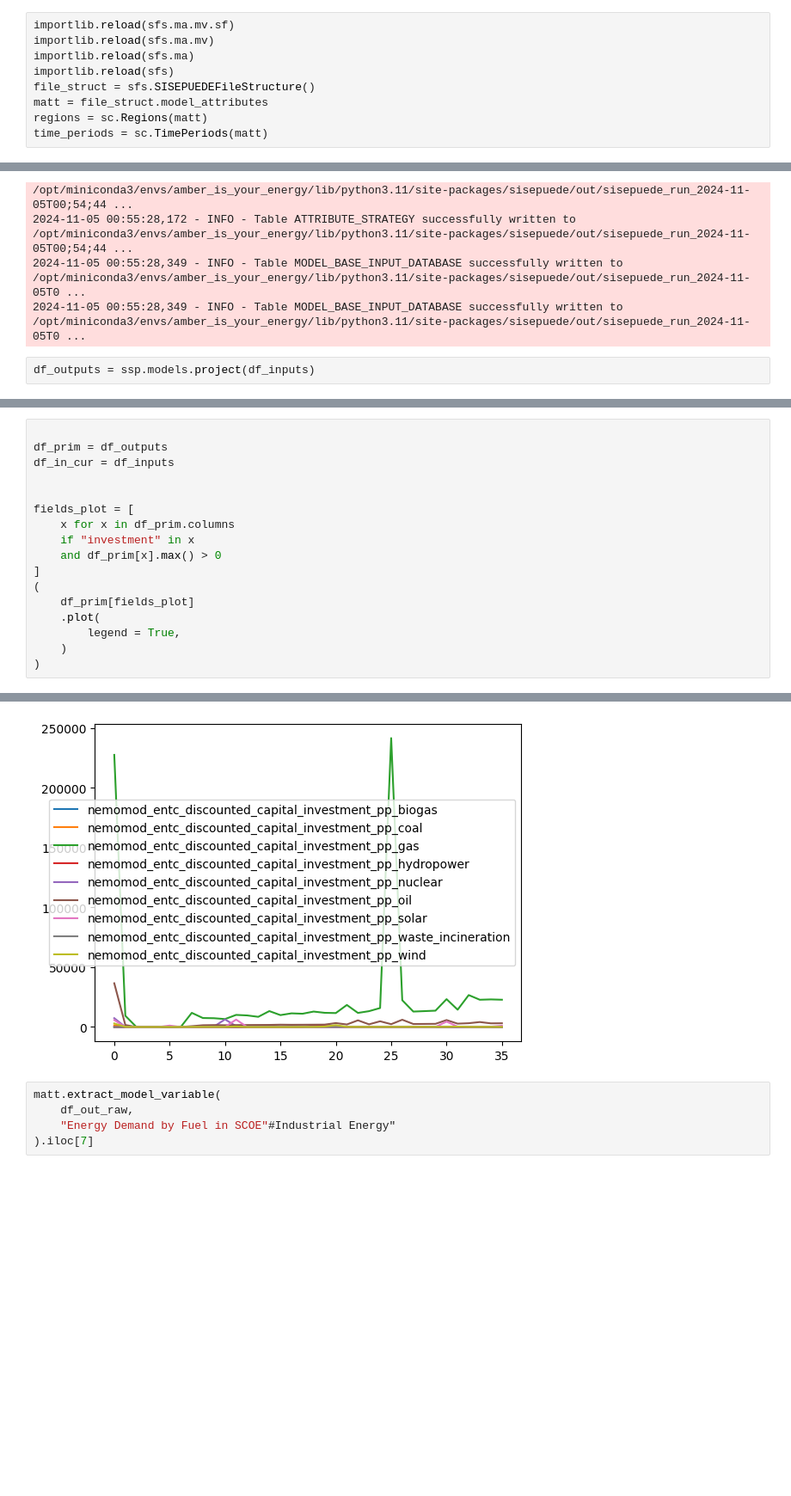
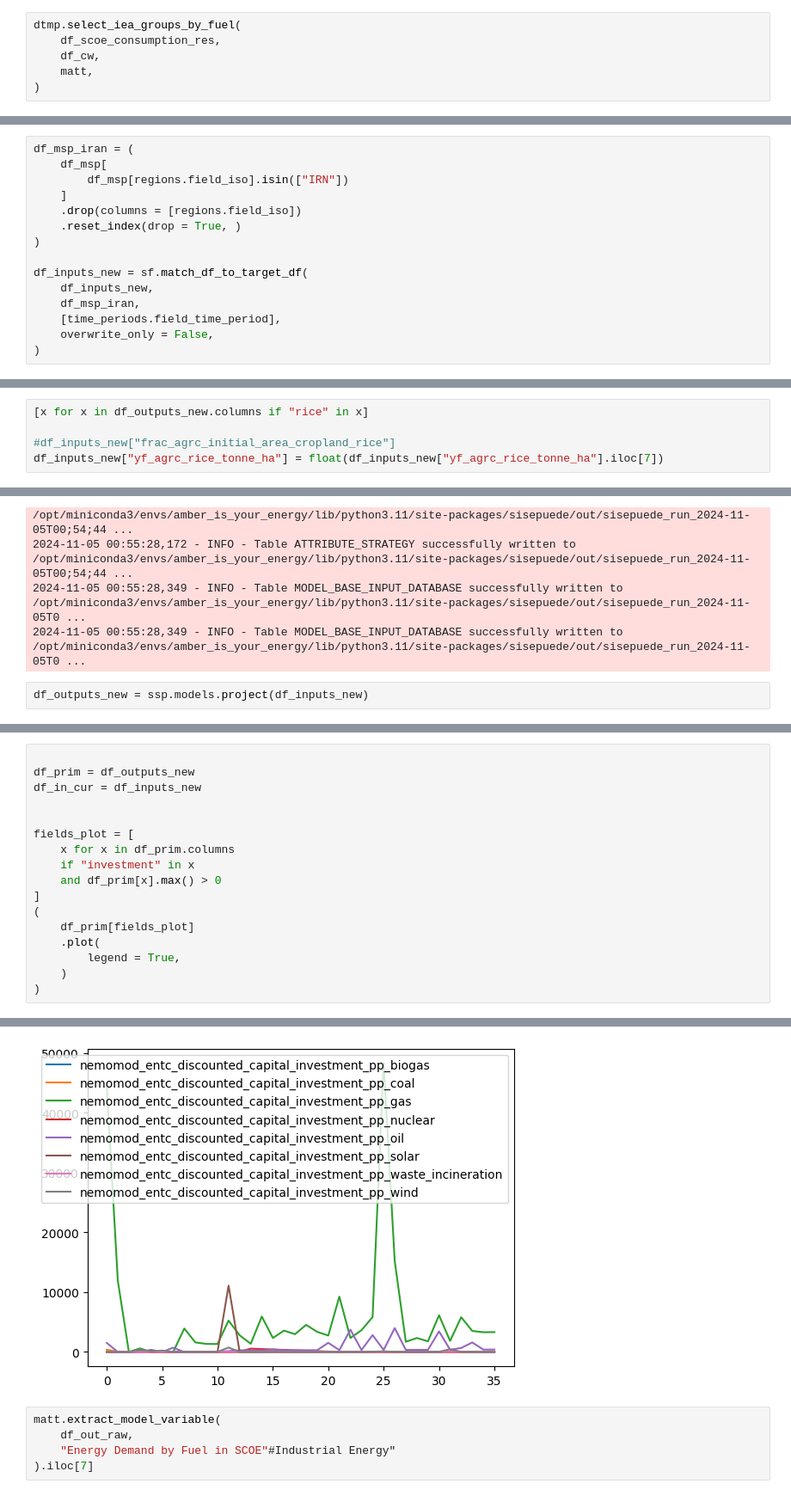
Before and after one commit to jcsyme/sisepuede_region_nbs, a Jupyter notebook: iran/iran_data_modifications.ipynb, the cells around one changed output, grey strips where cells are left out. Shown at 86% size. Saved outputs shown, nothing was run; the diff lists cells and outputs as text; blank space fills up the shorter version.

```diff
--- a/iran/iran_data_modifications.ipynb
+++ b/iran/iran_data_modifications.ipynb
@@ -658,9 +397,6 @@ df_cw
 # %%
-importlib.reload(sfs.ma.mv.sf)
-importlib.reload(sfs.ma.mv)
-importlib.reload(sfs.ma)
-importlib.reload(sfs)
-file_struct = sfs.SISEPUEDEFileStructure()
-matt = file_struct.model_attributes
-regions = sc.Regions(matt)
-time_periods = sc.TimePeriods(matt)
+dtmp.select_iea_groups_by_fuel(
+    df_scoe_consumption_res,
+    df_cw,
+    matt,
+)
@@ -912,0 +818,15 @@ df_scoe_consumption_res = dict_df_scoe_consumptions.get(key_res)
+# %%
+df_msp_iran = (
+    df_msp[
+        df_msp[regions.field_iso].isin(["IRN"])
+    ]
+    .drop(columns = [regions.field_iso])
+    .reset_index(drop = True, )
+)
+
+df_inputs_new = sf.match_df_to_target_df(
+    df_inputs_new,
+    df_msp_iran,
+    [time_periods.field_time_period],
+    overwrite_only = False,
+)
@@ -912,0 +835,5 @@ df_scoe_consumption_res = dict_df_scoe_consumptions.get(key_res)
+# %%
+[x for x in df_outputs_new.columns if "rice" in x]
+
+#df_inputs_new["frac_agrc_initial_area_cropland_rice"]
+df_inputs_new["yf_agrc_rice_tonne_ha"] = float(df_inputs_new["yf_agrc_rice_tonne_ha"].iloc[7])
@@ -1408,5 +1215,5 @@ ERROR: Method overwriting is not permitted during Module precompilation. Use `__
 2024-11-05 00:55:28,349 - INFO - Table MODEL_BASE_INPUT_DATABASE successfully written to /opt/miniconda3/envs/amber_is_your_energy/lib/python3.11/site-packages/sisepuede/out/sisepuede_run_2024-11-05T0 ...
 2024-11-05 00:55:28,349 - INFO - Table MODEL_BASE_INPUT_DATABASE successfully written to /opt/miniconda3/envs/amber_is_your_energy/lib/python3.11/site-packages/sisepuede/out/sisepuede_run_2024-11-05T0 ...
 # %%
-df_outputs = ssp.models.project(df_inputs)
+df_outputs_new = ssp.models.project(df_inputs_new)
 # %% [output]
@@ -1448,23 +1292,23 @@ df_outputs = ssp.models.project(df_inputs)
 # %%
 
-df_prim = df_outputs
-df_in_cur = df_inputs
+df_prim = df_outputs_new
+df_in_cur = df_inputs_new
 
 
 fields_plot = [
     x for x in df_prim.columns
     if "investment" in x
     and df_prim[x].max() > 0
 ]
 (
     df_prim[fields_plot]
     .plot(
         legend = True,
     )
 )
 # %% [output]
 <Axes: >
-[figure, old version]
+[figure, new version]
 # %%
 matt.extract_model_variable(
     df_out_raw,
```
Also changed, not shown: parts of 64 cells of this notebook, 21 other files.
